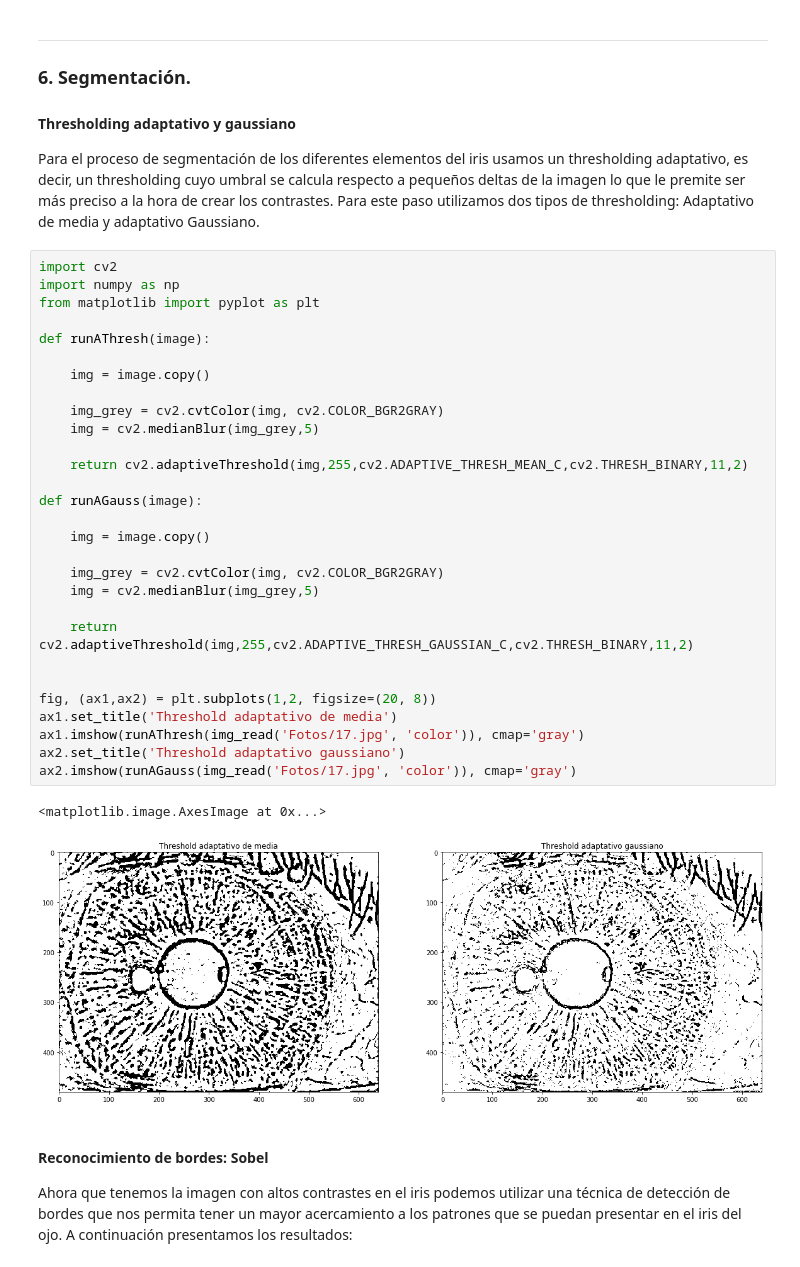
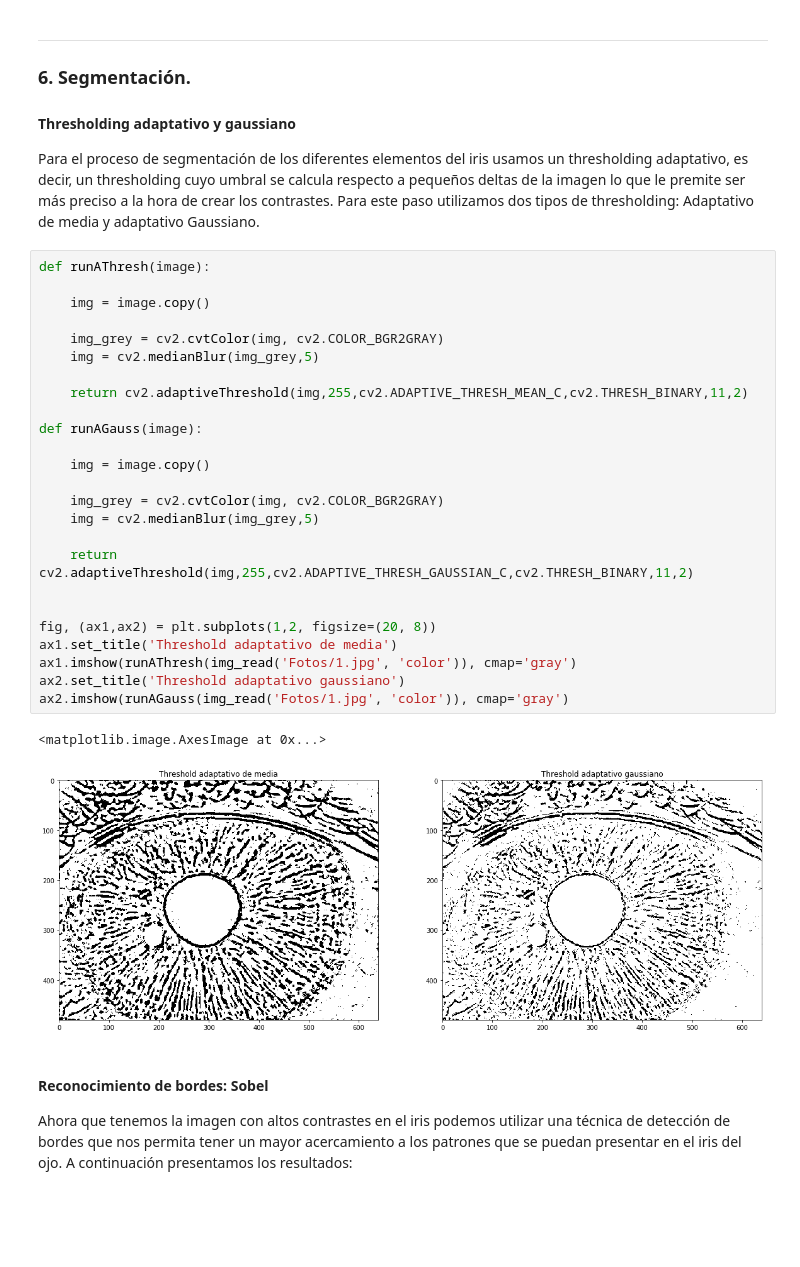
Before and after one commit to AlejoH97/Reconocimiento-Iris, a Jupyter notebook: IRIS.ipynb, the cells around one changed output. Saved outputs shown, nothing was run; the diff lists cells and outputs as text; blank space fills up the shorter version.

```diff
--- a/IRIS.ipynb
+++ b/IRIS.ipynb
@@ -238,37 +238,33 @@ Una de las constantes que pueden ser encontrada en la obtención de imágenes, e
 #### Thresholding adaptativo y gaussiano
 Para el proceso de segmentación de los diferentes elementos del iris usamos un thresholding adaptativo, es decir, un thresholding cuyo umbral se calcula respecto a pequeños deltas de la imagen lo que le premite ser más preciso a la hora de crear los contrastes. Para este paso utilizamos dos tipos de thresholding: Adaptativo de media y adaptativo Gaussiano.
 # %%
-import cv2
-import numpy as np
-from matplotlib import pyplot as plt
-
 def runAThresh(image):
 
     img = image.copy()
 
     img_grey = cv2.cvtColor(img, cv2.COLOR_BGR2GRAY)
     img = cv2.medianBlur(img_grey,5)
 
     return cv2.adaptiveThreshold(img,255,cv2.ADAPTIVE_THRESH_MEAN_C,cv2.THRESH_BINARY,11,2)
 
 def runAGauss(image):
 
     img = image.copy()
 
     img_grey = cv2.cvtColor(img, cv2.COLOR_BGR2GRAY)
     img = cv2.medianBlur(img_grey,5)
 
     return cv2.adaptiveThreshold(img,255,cv2.ADAPTIVE_THRESH_GAUSSIAN_C,cv2.THRESH_BINARY,11,2)
 
 
 fig, (ax1,ax2) = plt.subplots(1,2, figsize=(20, 8))
 ax1.set_title('Threshold adaptativo de media')
-ax1.imshow(runAThresh(img_read('Fotos/17.jpg', 'color')), cmap='gray')
+ax1.imshow(runAThresh(img_read('Fotos/1.jpg', 'color')), cmap='gray')
 ax2.set_title('Threshold adaptativo gaussiano')
-ax2.imshow(runAGauss(img_read('Fotos/17.jpg', 'color')), cmap='gray')
+ax2.imshow(runAGauss(img_read('Fotos/1.jpg', 'color')), cmap='gray')
 # %% [output]
 <matplotlib.image.AxesImage at 0x...>
-[figure, old version]
+[figure, new version]
 # %% [markdown]
 #### Reconocimiento de bordes: Sobel
 
```
Also changed, not shown: parts of 6 cells of this notebook, 44 other files.
